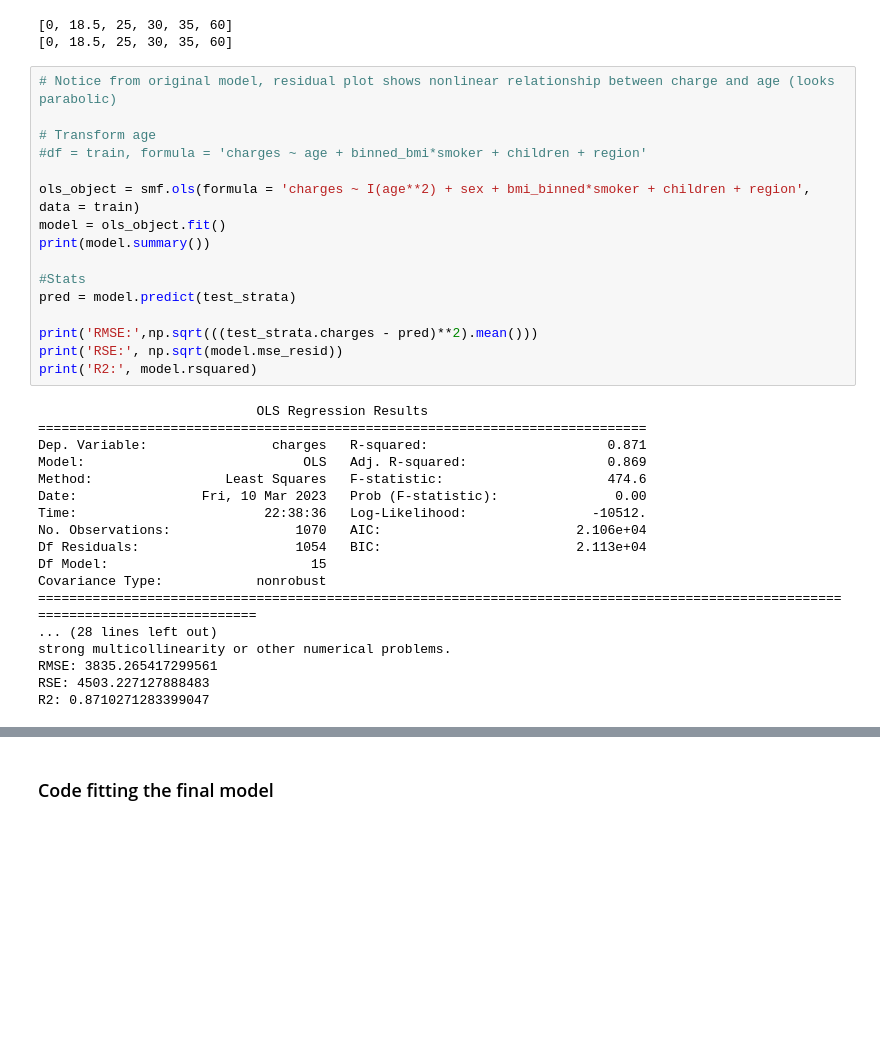
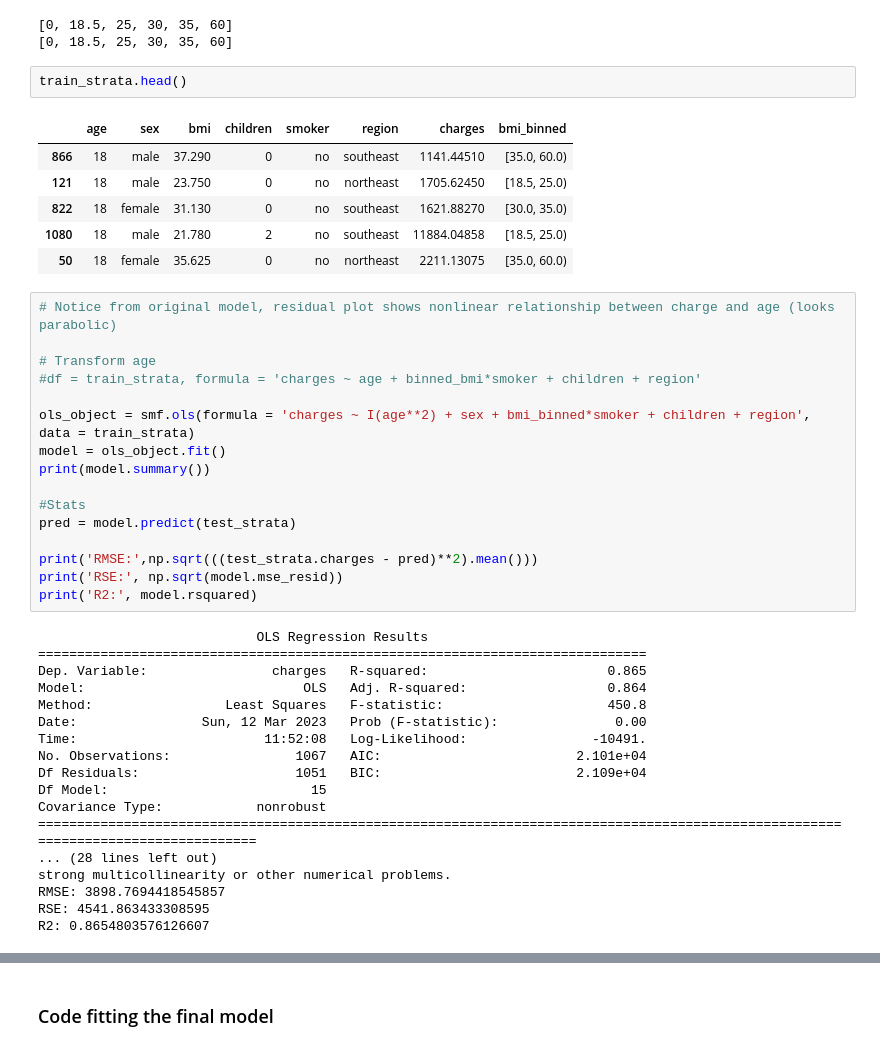
Before and after one commit to nataliekhao/STAT303-2-Project, a Jupyter notebook: Project Code Template.ipynb, the cells around one changed output, grey strips where cells are left out. Saved outputs shown, nothing was run; the diff lists cells and outputs as text; blank space fills up the shorter version.

```diff
--- a/Project Code Template.ipynb
+++ b/Project Code Template.ipynb
@@ -372,13 +372,22 @@ test_strata = var_transform(test_strata)
 # %% [output]
 [0, 18.5, 25, 30, 35, 60]
 [0, 18.5, 25, 30, 35, 60]
+# %%
+train_strata.head()
+# %% [output]
+|  | age | sex | bmi | children | smoker | region | charges | bmi_binned |
+| 866 | 18 | male | 37.290 | 0 | no | southeast | 1141.44510 | [35.0, 60.0) |
+| 121 | 18 | male | 23.750 | 0 | no | northeast | 1705.62450 | [18.5, 25.0) |
+| 822 | 18 | female | 31.130 | 0 | no | southeast | 1621.88270 | [30.0, 35.0) |
+| 1080 | 18 | male | 21.780 | 2 | no | southeast | 11884.04858 | [18.5, 25.0) |
+| 50 | 18 | female | 35.625 | 0 | no | northeast | 2211.13075 | [35.0, 60.0) |
 # %%
 # Notice from original model, residual plot shows nonlinear relationship between charge and age (looks parabolic)
 
 # Transform age
-#df = train, formula = 'charges ~ age + binned_bmi*smoker + children + region'
+#df = train_strata, formula = 'charges ~ age + binned_bmi*smoker + children + region'
 
-ols_object = smf.ols(formula = 'charges ~ I(age**2) + sex + bmi_binned*smoker + children + region', data = train)
+ols_object = smf.ols(formula = 'charges ~ I(age**2) + sex + bmi_binned*smoker + children + region', data = train_strata)
 model = ols_object.fit()
 print(model.summary())
 
@@ -391,21 +400,21 @@ print('R2:', model.rsquared)
 # %% [output]
                             OLS Regression Results
 ==============================================================================
-Dep. Variable:                charges   R-squared:                       0.871
-Model:                            OLS   Adj. R-squared:                  0.869
-Method:                 Least Squares   F-statistic:                     474.6
-Date:                Fri, 10 Mar 2023   Prob (F-statistic):               0.00
-Time:                        22:38:36   Log-Likelihood:                -10512.
-No. Observations:                1070   AIC:                         2.106e+04
-Df Residuals:                    1054   BIC:                         2.113e+04
+Dep. Variable:                charges   R-squared:                       0.865
+Model:                            OLS   Adj. R-squared:                  0.864
+Method:                 Least Squares   F-statistic:                     450.8
+Date:                Sun, 12 Mar 2023   Prob (F-statistic):               0.00
+Time:                        11:52:08   Log-Likelihood:                -10491.
+No. Observations:                1067   AIC:                         2.101e+04
+Df Residuals:                    1051   BIC:                         2.109e+04
 Df Model:                          15
 Covariance Type:            nonrobust
 ===================================================================================================================================
 ... (28 lines left out)
 strong multicollinearity or other numerical problems.
-RMSE: 3835.265417299561
-RSE: 4503.227127888483
-R2: 0.8710271283399047
+RMSE: 3898.7694418545857
+RSE: 4541.863433308595
+R2: 0.8654803576126607
 # %%
 sns.set(font_scale = 1)
 plt.rcParams["figure.figsize"] = (11, 7)
```
Also changed, not shown: parts of 11 cells of this notebook.
